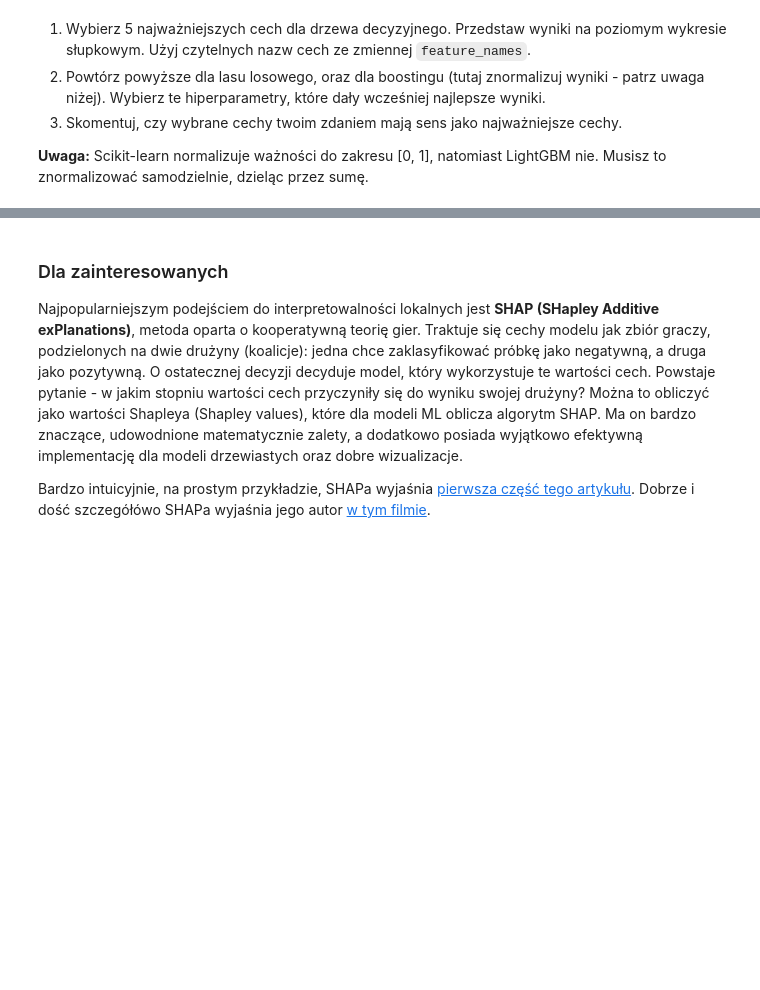
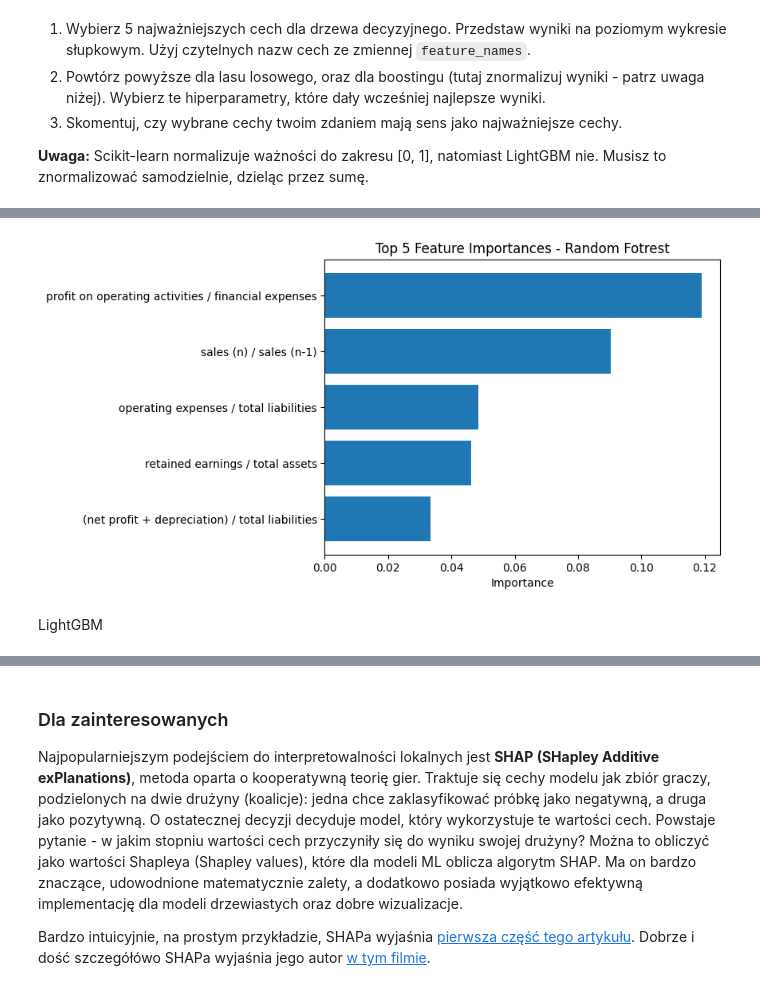
Before and after one commit to Marek55S/sztuczna-inteligencja, a Jupyter notebook: lab2/lab_2.ipynb, the cells around one changed output, grey strips where cells are left out. Drawn from its saved outputs; the diff is of its cells as text; code cells hidden in the pictures; blank space fills up the shorter version.

```diff
--- a/lab2/lab_2.ipynb
+++ b/lab2/lab_2.ipynb
@@ -406,9 +406,9 @@ print('best max features: ',best_max_features)
 best_cv_score = grid_search.best_score_
 print('best score',best_cv_score)
 
-best_estimator = grid_search.best_estimator_
+best_estimator_forest = grid_search.best_estimator_
 
-y_pred = best_estimator.predict_proba(X_test)[:,1]
+y_pred = best_estimator_forest.predict_proba(X_test)[:,1]
 auroc = roc_auc_score(y_test, y_pred)
 print('best estimator auroc',auroc)
 # %% [output]
@@ -657,0 +680,8 @@ Ze względu na powyższe, ważności cech normalizuje się często do zakresu [0
+# %%
+forest_importances = best_estimator_forest.feature_importances_
+forest_indices = forest_importances.argsort()[-5:]
+top_forest_features = [feature_names[i] for i in forest_indices]
+top_forest_importances = forest_importances[forest_indices]
+
+for name, imp in zip(top_forest_features, top_forest_importances):
+    print(name,"\t\t\t\t", imp)
@@ -657,0 +694,9 @@ Ze względu na powyższe, ważności cech normalizuje się często do zakresu [0
+# %%
+plt.barh(top_forest_features,top_forest_importances)
+plt.xlabel('Importance')
+plt.title('Top 5 Feature Importances - Random Fotrest')
+plt.show()
+# %% [output]
+[figure, added]
+# %% [markdown]
+LightGBM
```
Also changed, not shown: parts of 32 cells of this notebook.
